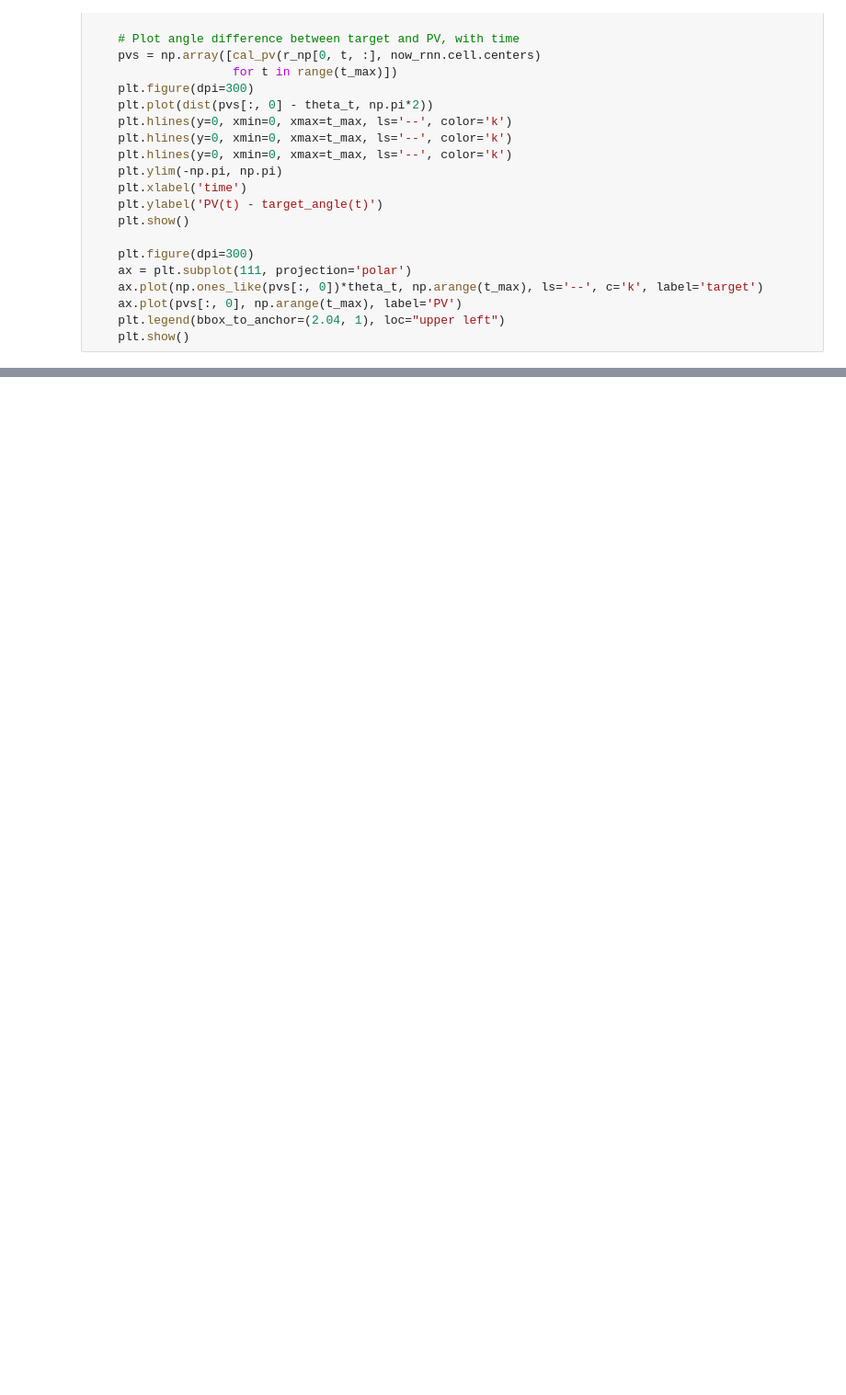
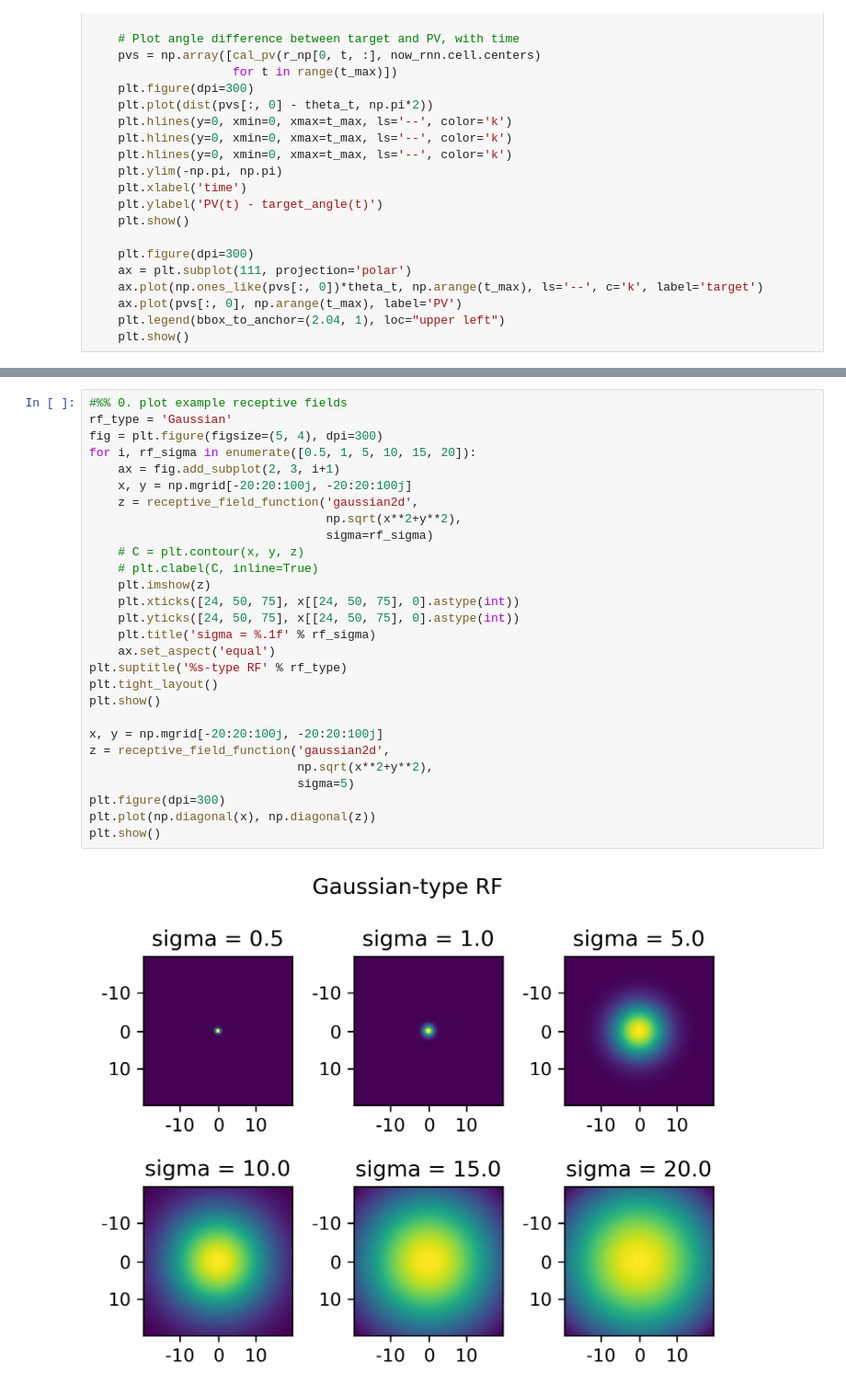
Before and after one commit to yunchenyc/test, a Jupyter notebook: Untitled-1.ipynb, the cells around one changed output, grey strips where cells are left out. Shown at 92% size. Saved outputs shown, nothing was run; the diff lists cells and outputs as text; blank space fills up the shorter version.

```diff
--- a/Untitled-1.ipynb
+++ b/Untitled-1.ipynb
@@ -369,0 +410,30 @@ def visualize(now_rnn, r_np, targ_pos_series, theta_t):
+# %%
+#%% 0. plot example receptive fields
+rf_type = 'Gaussian'
+fig = plt.figure(figsize=(5, 4), dpi=300)
+for i, rf_sigma in enumerate([0.5, 1, 5, 10, 15, 20]):
+    ax = fig.add_subplot(2, 3, i+1)
+    x, y = np.mgrid[-20:20:100j, -20:20:100j]
+    z = receptive_field_function('gaussian2d',
+                                 np.sqrt(x**2+y**2),
+                                 sigma=rf_sigma)
+    # C = plt.contour(x, y, z)
+    # plt.clabel(C, inline=True)
+    plt.imshow(z)
+    plt.xticks([24, 50, 75], x[[24, 50, 75], 0].astype(int))
+    plt.yticks([24, 50, 75], x[[24, 50, 75], 0].astype(int))
+    plt.title('sigma = %.1f' % rf_sigma)
+    ax.set_aspect('equal')
+plt.suptitle('%s-type RF' % rf_type)
+plt.tight_layout()
+plt.show()
+
+x, y = np.mgrid[-20:20:100j, -20:20:100j]
+z = receptive_field_function('gaussian2d',
+                             np.sqrt(x**2+y**2),
+                             sigma=5)
+plt.figure(dpi=300)
+plt.plot(np.diagonal(x), np.diagonal(z))
+plt.show()
+# %% [output]
+[figure, added]
```
Also changed, not shown: parts of 25 cells of this notebook.
